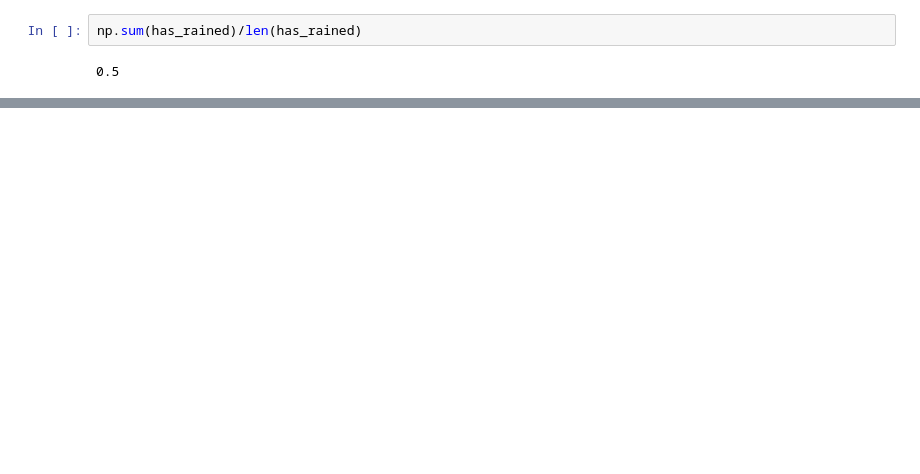
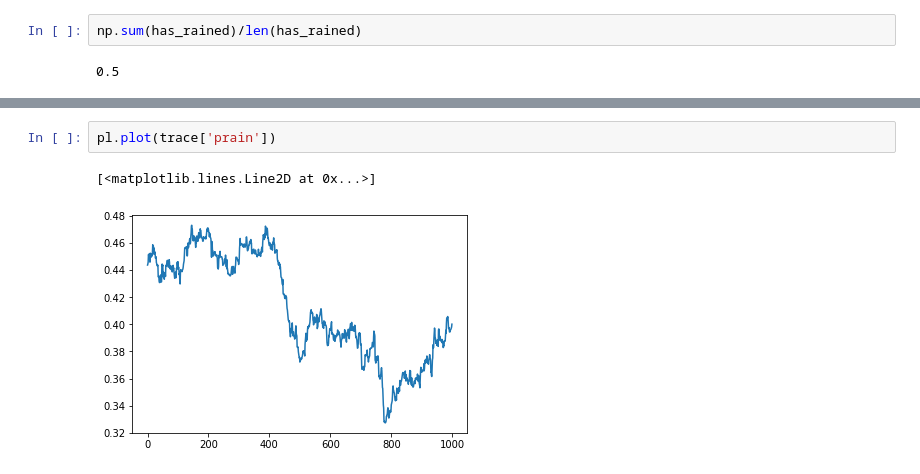
Before and after one commit to mattpitkin/SurvivalPrediction, a Jupyter notebook: WetGrass.ipynb, the cells around one changed output, grey strips where cells are left out. Saved outputs shown, nothing was run; the diff lists cells and outputs as text; blank space fills up the shorter version.

```diff
--- a/WetGrass.ipynb
+++ b/WetGrass.ipynb
@@ -82,0 +151,5 @@ np.sum(has_rained)/len(has_rained)
+# %%
+pl.plot(trace['prain'])
+# %% [output]
+[<matplotlib.lines.Line2D at 0x...>]
+[figure, added]
```
Also changed, not shown: parts of 10 cells of this notebook.
